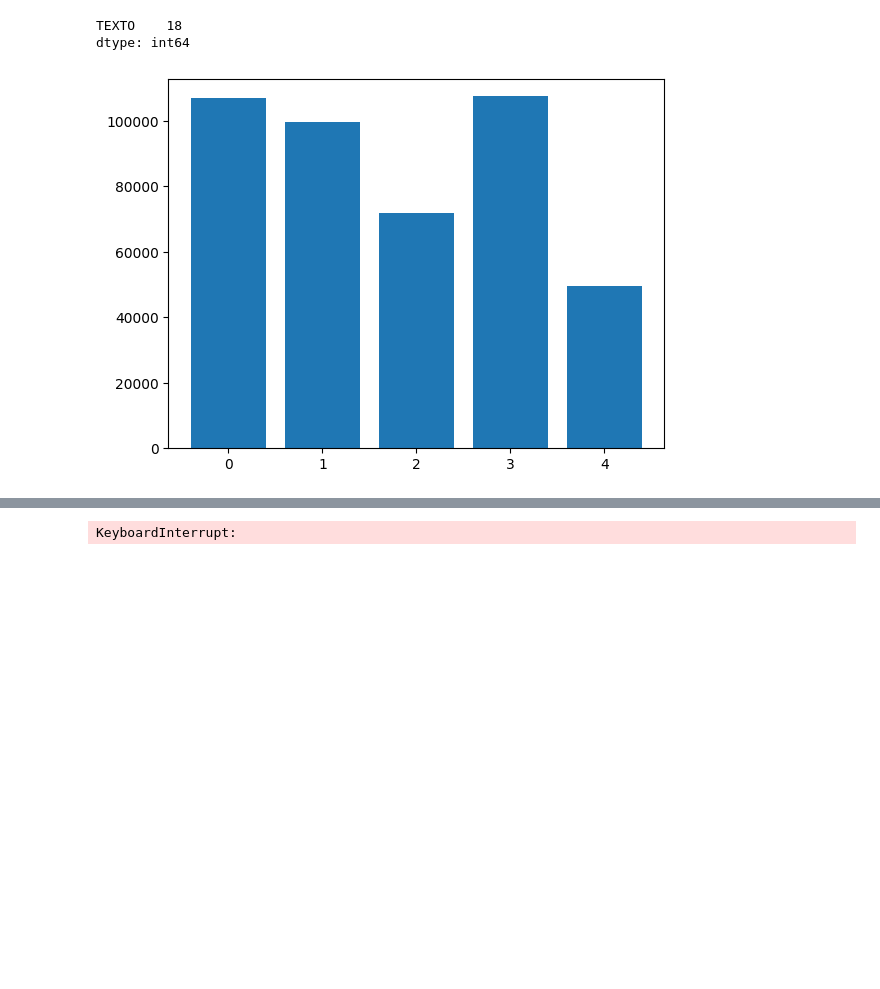
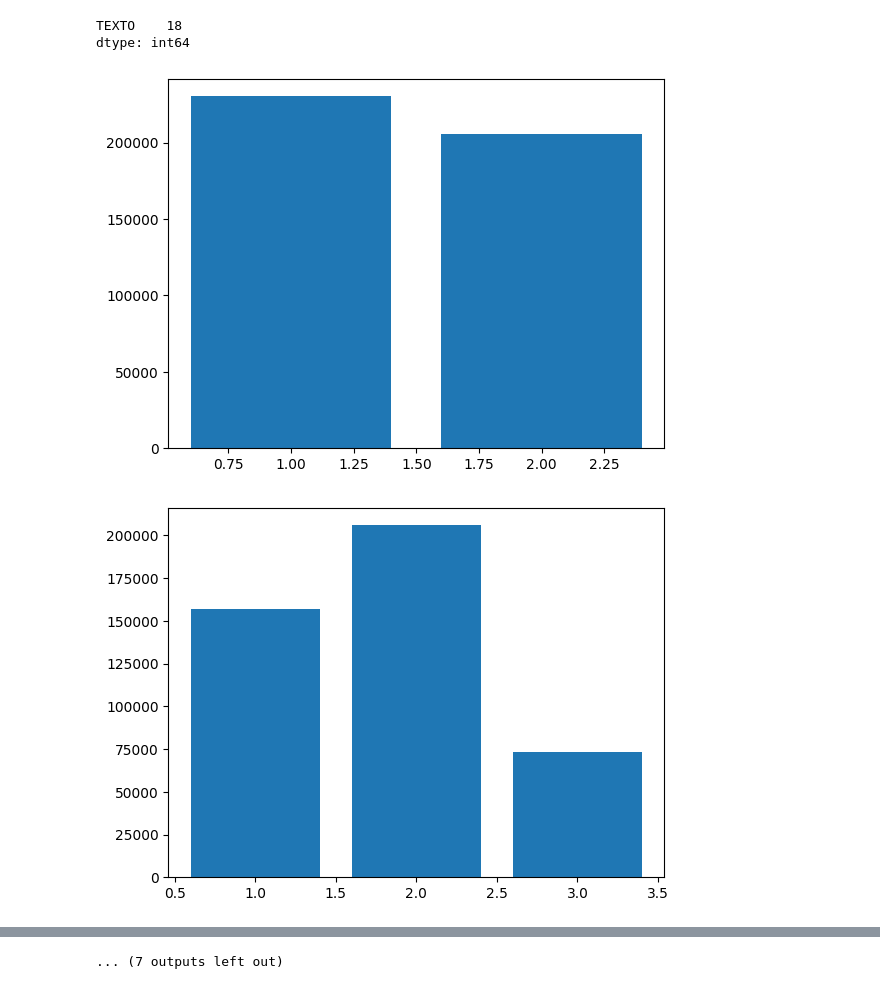
Before and after one commit to JoaoAssalim/Class-by-Description-Classifier-with-NLP, a Jupyter notebook: notebooks/ClassificaçãoDescrições.ipynb, the cells around one changed output, grey strips where cells are left out. Drawn from its saved outputs; the diff is of its cells as text; code cells hidden in the pictures; blank space fills up the shorter version.

Commit message:
Kmenas model (2, 20) cluters

```diff
--- a/notebooks/ClassificaçãoDescrições.ipynb
+++ b/notebooks/ClassificaçãoDescrições.ipynb
@@ -343,19 +343,21 @@ from sklearn.feature_extraction.text import TfidfVectorizer
 import matplotlib.pyplot as plt
 from sklearn.pipeline import Pipeline
 # %%
-pipe = Pipeline([
-    ("vectorizer", TfidfVectorizer(max_df=0.9, norm="l1", analyzer="word", min_df=0.1, ngram_range=(1,3))),
-    ("model", KMeans(n_clusters=5, init="k-means++", max_iter=50, n_init=3, random_state=42))
-])
+for i in range(2, 21):
+    pipe = Pipeline([
+        ("vectorizer", TfidfVectorizer(max_df=0.9, norm="l1", analyzer="word", min_df=0.1, ngram_range=(1,3))),
+        ("model", KMeans(n_clusters=i, init="k-means++", max_iter=50, n_init=3, random_state=42))
+    ])
 
-pipe.fit(X_train)
+    pipe.fit(X_train)
 
-l = [0 for i in range(5)]
+    l = [0 for _ in range(len(set(pipe["model"].labels_)))]
 
-for i in pipe["model"].labels_:
-    l[i] += 1
+    for j in pipe["model"].labels_:
+        l[j] += 1
 
-plt.bar([0,1,2,3,4], l)
-plt.show()
+    plt.bar(list(range(1, len(set(pipe["model"].labels_))+1)), l)
+    plt.show()
 # %% [output]
-[figure, old version]
+[figure, new version]
+[figure, added]
@@ -361,0 +374 @@ plt.show()
+... (7 outputs left out)
@@ -367,15 +374,0 @@ from sklearn.decomposition import TruncatedSVD
-# %%
-vectorizer = TfidfVectorizer(ngram_range=(1, 3))
-X_train_vectorized = vectorizer.fit_transform(X_train)
-
-svd = TruncatedSVD(n_components=100)
-X_train_reduced = svd.fit_transform(X_train_vectorized)
-
-clarans_instance = clarans(X_train_reduced, 2, 5, 3)
-clarans_instance.process()
-
-clusters = clarans_instance.get_clusters()
-
-clusters
-# %% [output]
-KeyboardInterrupt:
```
Also changed, not shown: parts of 4 cells of this notebook.
